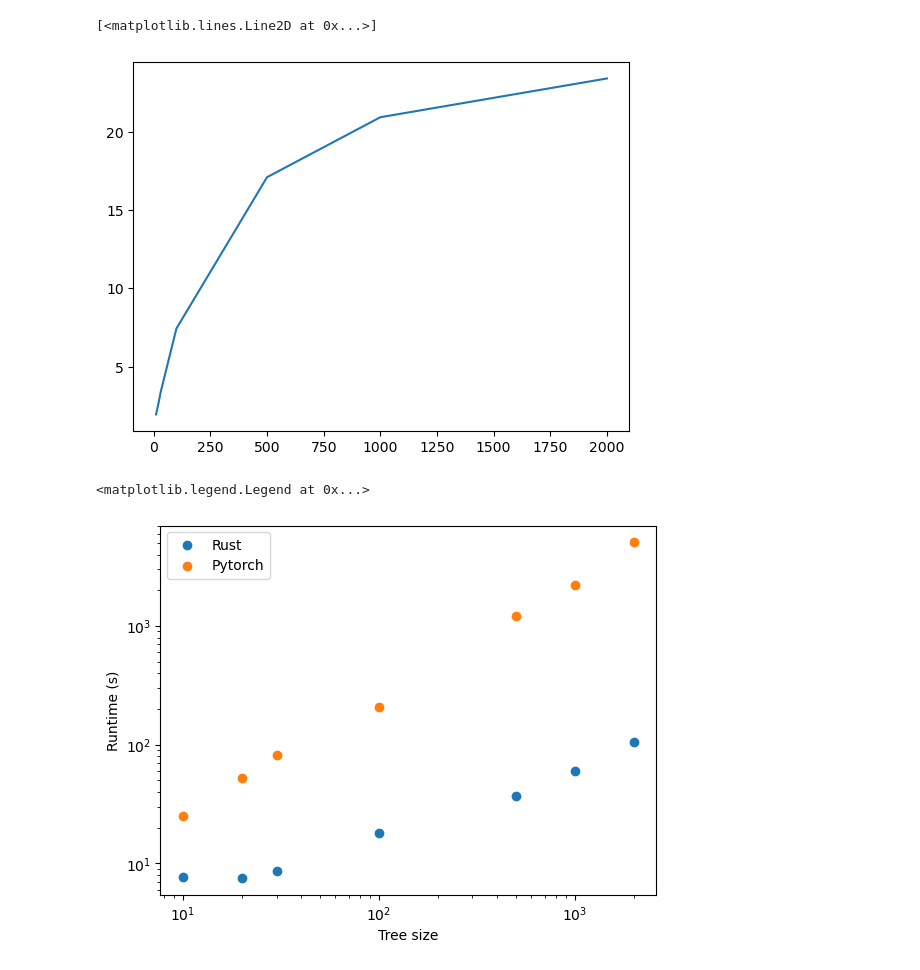
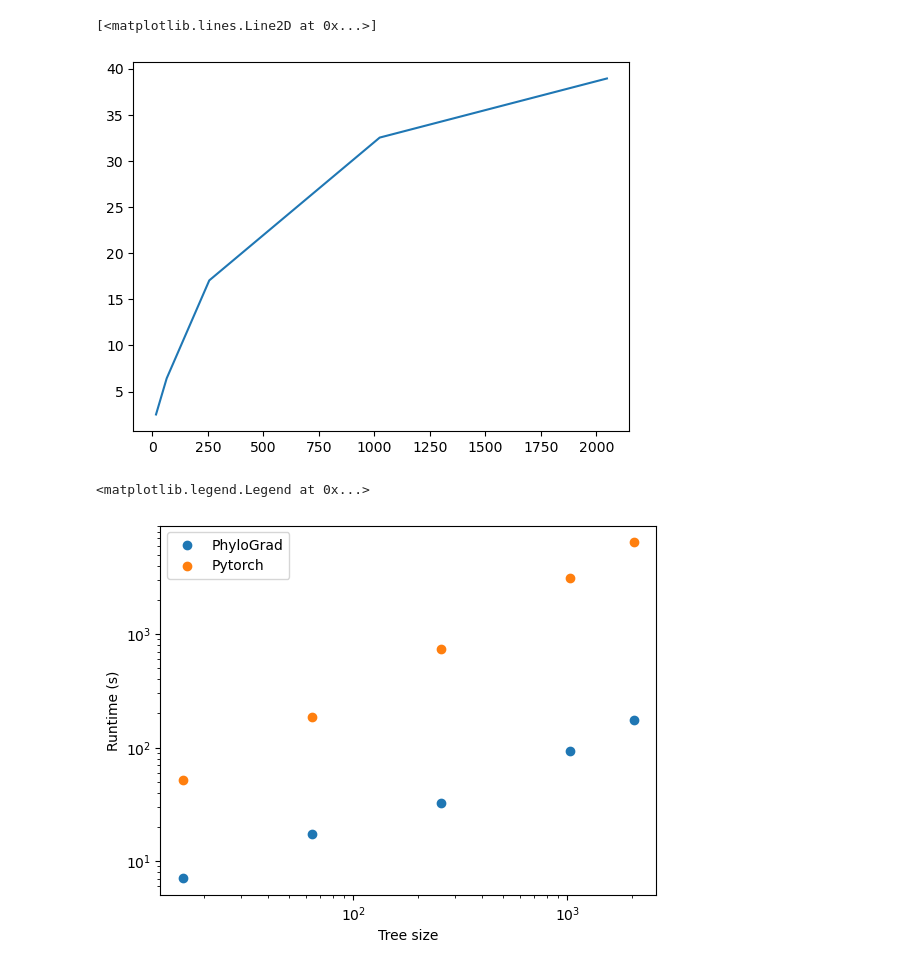
Before and after one commit to soedinglab/phylo_grad, a Jupyter notebook: plot.ipynb, the cells around one changed output. Drawn from its saved outputs; the diff is of its cells as text; code cells hidden in the pictures.

```diff
--- a/plot.ipynb
+++ b/plot.ipynb
@@ -3,7 +3,7 @@ import re
 import matplotlib.pyplot as plt
 import numpy as np
 # %%
-lines = open('time_old').readlines()
+lines = open('data/random/time_32.txt').readlines()
 # %%
 datasets = lines[0::10]
 rust_time = lines[2::10]
@@ -33,17 +33,17 @@ plt.plot(extract_tree_size(datasets), extract_number(python_time) / extract_numb
 plt.plot(extract_tree_size(datasets), extract_number(python_mem) / extract_number(rust_mem), label='Python')
 # %% [output]
 [<matplotlib.lines.Line2D at 0x...>]
-[figure, old version]
+[figure, new version]
 # %%
 ax = plt.gca()
 
-ax.scatter(extract_tree_size(datasets), extract_number(rust_time), label='Rust')
+ax.scatter(extract_tree_size(datasets), extract_number(rust_time), label='PhyloGrad')
 ax.scatter(extract_tree_size(datasets), extract_number(python_time), label='Pytorch')
 ax.set_yscale('log')
 ax.set_xscale('log')
 ax.set_xlabel('Tree size')
 ax.set_ylabel('Runtime (s)')
 ax.legend()
 # %% [output]
 <matplotlib.legend.Legend at 0x...>
-[figure, old version]
+[figure, new version]
```
Also changed, not shown: parts of 5 cells of this notebook, 2 other files.
